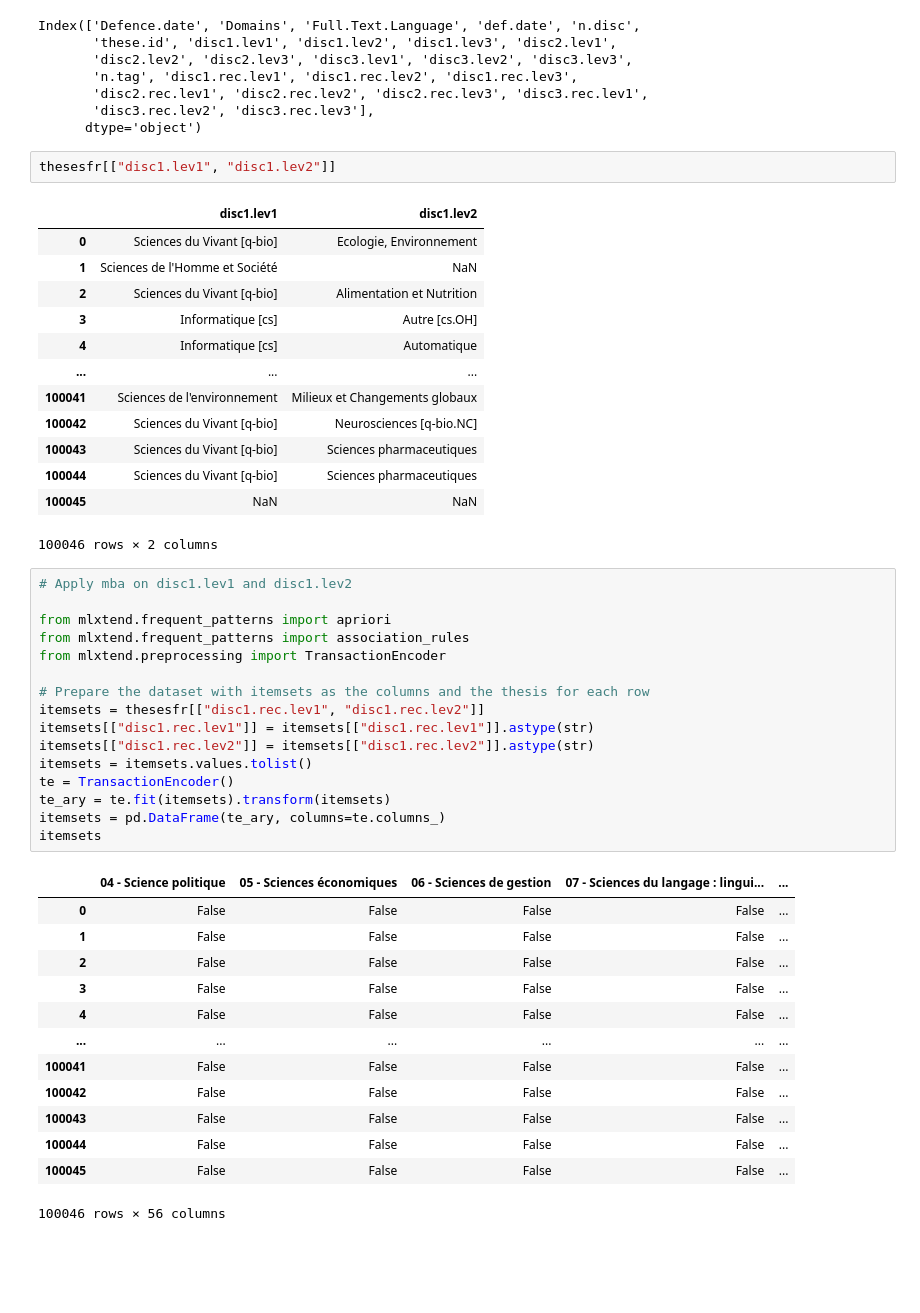
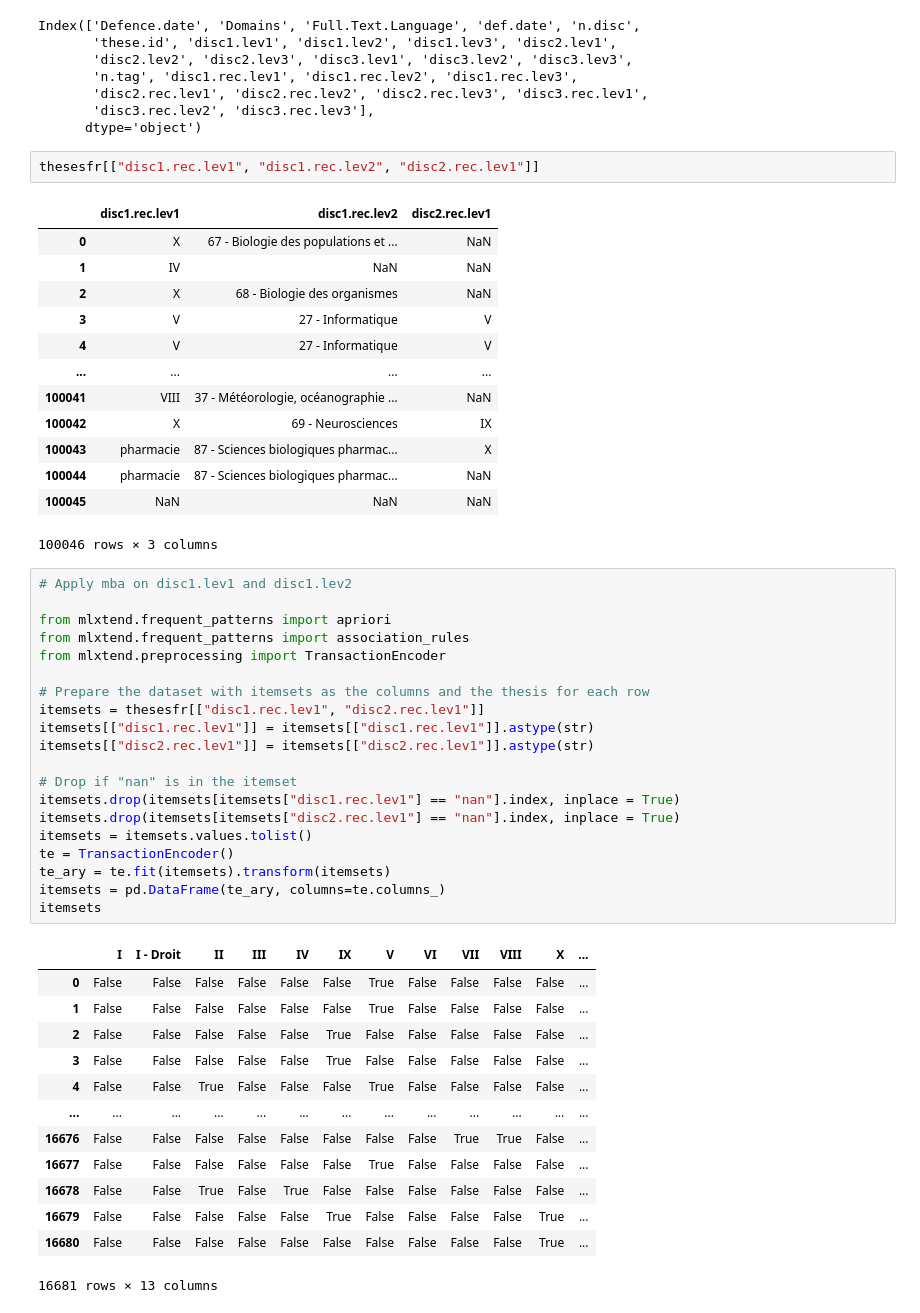
Before and after one commit to Zamanax/Pattern-Mining---B4, a Jupyter notebook: patternmining.ipynb, the cells around one changed output. Saved outputs shown, nothing was run; the diff lists cells and outputs as text; blank space fills up the shorter version.

```diff
--- a/patternmining.ipynb
+++ b/patternmining.ipynb
@@ -157,51 +161,55 @@ Index(['Defence.date', 'Domains', 'Full.Text.Language', 'def.date', 'n.disc',
        'disc3.rec.lev2', 'disc3.rec.lev3'],
       dtype='object')
 # %%
-thesesfr[["disc1.lev1", "disc1.lev2"]]
+thesesfr[["disc1.rec.lev1", "disc1.rec.lev2", "disc2.rec.lev1"]]
 # %% [output]
-|  | disc1.lev1 | disc1.lev2 |
-| 0 | Sciences du Vivant [q-bio] | Ecologie, Environnement |
-| 1 | Sciences de l'Homme et Société | NaN |
-| 2 | Sciences du Vivant [q-bio] | Alimentation et Nutrition |
-| 3 | Informatique [cs] | Autre [cs.OH] |
-| 4 | Informatique [cs] | Automatique |
-| ... | ... | ... |
-| 100041 | Sciences de l'environnement | Milieux et Changements globaux |
-| 100042 | Sciences du Vivant [q-bio] | Neurosciences [q-bio.NC] |
-| 100043 | Sciences du Vivant [q-bio] | Sciences pharmaceutiques |
-| 100044 | Sciences du Vivant [q-bio] | Sciences pharmaceutiques |
-| 100045 | NaN | NaN |
+|  | disc1.rec.lev1 | disc1.rec.lev2 | disc2.rec.lev1 |
+| 0 | X | 67 - Biologie des populations et ... | NaN |
+| 1 | IV | NaN | NaN |
+| 2 | X | 68 - Biologie des organismes | NaN |
+| 3 | V | 27 - Informatique | V |
+| 4 | V | 27 - Informatique | V |
+| ... | ... | ... | ... |
+| 100041 | VIII | 37 - Météorologie, océanographie ... | NaN |
+| 100042 | X | 69 - Neurosciences | IX |
+| 100043 | pharmacie | 87 - Sciences biologiques pharmac... | X |
+| 100044 | pharmacie | 87 - Sciences biologiques pharmac... | NaN |
+| 100045 | NaN | NaN | NaN |
-100046 rows × 2 columns
+100046 rows × 3 columns
 # %%
 # Apply mba on disc1.lev1 and disc1.lev2
 
 from mlxtend.frequent_patterns import apriori
 from mlxtend.frequent_patterns import association_rules
 from mlxtend.preprocessing import TransactionEncoder
 
 # Prepare the dataset with itemsets as the columns and the thesis for each row
-itemsets = thesesfr[["disc1.rec.lev1", "disc1.rec.lev2"]]
+itemsets = thesesfr[["disc1.rec.lev1", "disc2.rec.lev1"]]
 itemsets[["disc1.rec.lev1"]] = itemsets[["disc1.rec.lev1"]].astype(str)
-itemsets[["disc1.rec.lev2"]] = itemsets[["disc1.rec.lev2"]].astype(str)
+itemsets[["disc2.rec.lev1"]] = itemsets[["disc2.rec.lev1"]].astype(str)
+
+# Drop if "nan" is in the itemset
+itemsets.drop(itemsets[itemsets["disc1.rec.lev1"] == "nan"].index, inplace = True)
+itemsets.drop(itemsets[itemsets["disc2.rec.lev1"] == "nan"].index, inplace = True)
 itemsets = itemsets.values.tolist()
 te = TransactionEncoder()
 te_ary = te.fit(itemsets).transform(itemsets)
 itemsets = pd.DataFrame(te_ary, columns=te.columns_)
 itemsets
 # %% [output]
-|  | 04 - Science politique | 05 - Sciences économiques | 06 - Sciences de gestion | 07 - Sciences du langage : lingui... | ... |
-| 0 | False | False | False | False | ... |
-| 1 | False | False | False | False | ... |
-| 2 | False | False | False | False | ... |
-| 3 | False | False | False | False | ... |
-| 4 | False | False | False | False | ... |
-| ... | ... | ... | ... | ... | ... |
-| 100041 | False | False | False | False | ... |
-| 100042 | False | False | False | False | ... |
-| 100043 | False | False | False | False | ... |
-| 100044 | False | False | False | False | ... |
-| 100045 | False | False | False | False | ... |
+|  | I | I - Droit | II | III | IV | IX | V | VI | VII | VIII | X | ... |
+| 0 | False | False | False | False | False | False | True | False | False | False | False | ... |
+| 1 | False | False | False | False | False | False | True | False | False | False | False | ... |
+| 2 | False | False | False | False | False | True | False | False | False | False | False | ... |
+| 3 | False | False | False | False | False | True | False | False | False | False | False | ... |
+| 4 | False | False | True | False | False | False | True | False | False | False | False | ... |
+| ... | ... | ... | ... | ... | ... | ... | ... | ... | ... | ... | ... | ... |
+| 16676 | False | False | False | False | False | False | False | False | True | True | False | ... |
+| 16677 | False | False | False | False | False | False | True | False | False | False | False | ... |
+| 16678 | False | False | True | False | True | False | False | False | False | False | False | ... |
+| 16679 | False | False | False | False | False | True | False | False | False | False | True | ... |
+| 16680 | False | False | False | False | False | False | False | False | False | False | True | ... |
-100046 rows × 56 columns
+16681 rows × 13 columns
 # %%
 frequent_itemsets = apriori(itemsets, min_support=0.0000005, use_colnames=True)
 frequent_itemsets["length"] = frequent_itemsets["itemsets"].apply(lambda x: len(x))
```
Also changed, not shown: parts of 10 cells of this notebook, 1 other file.
